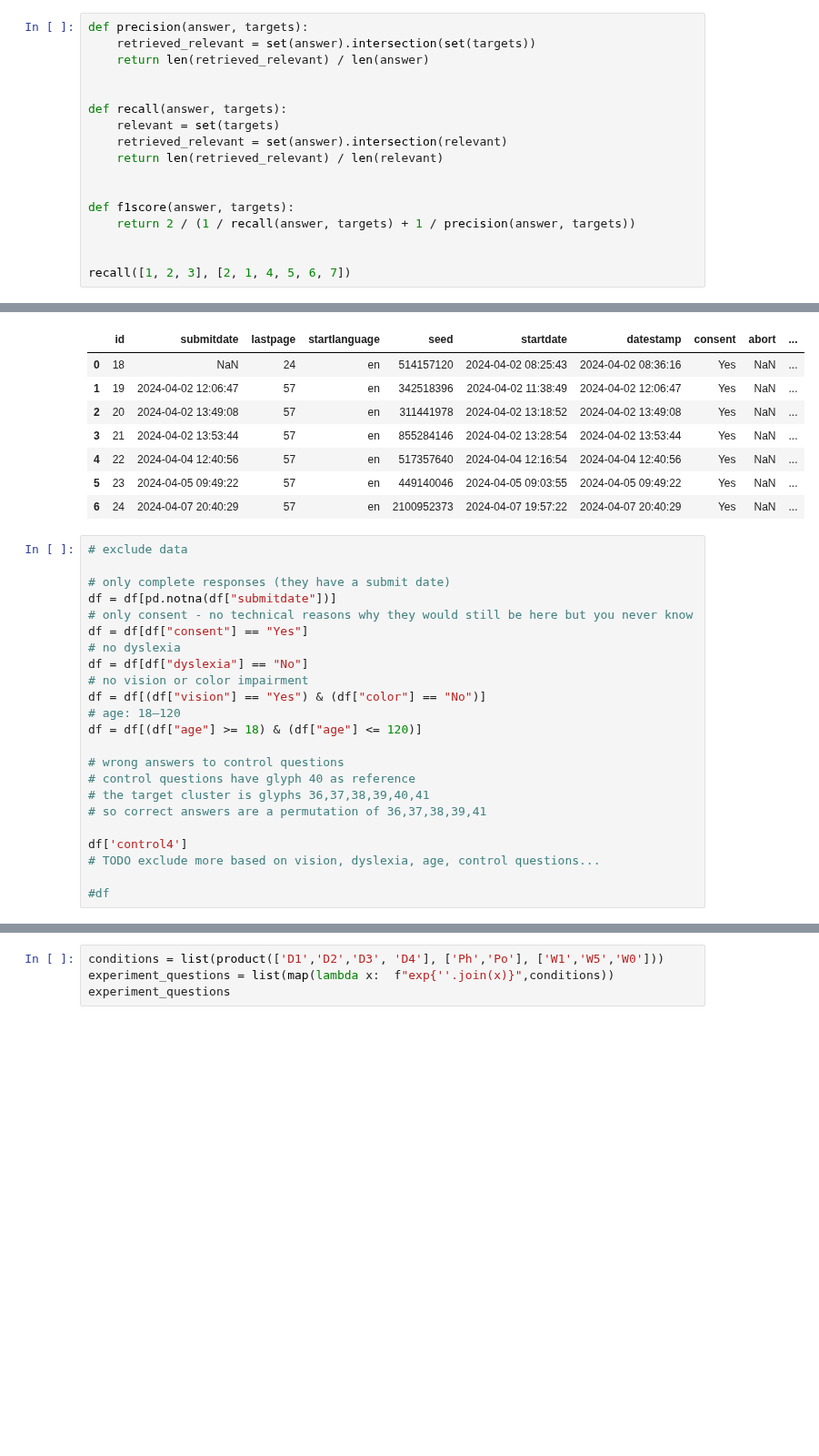
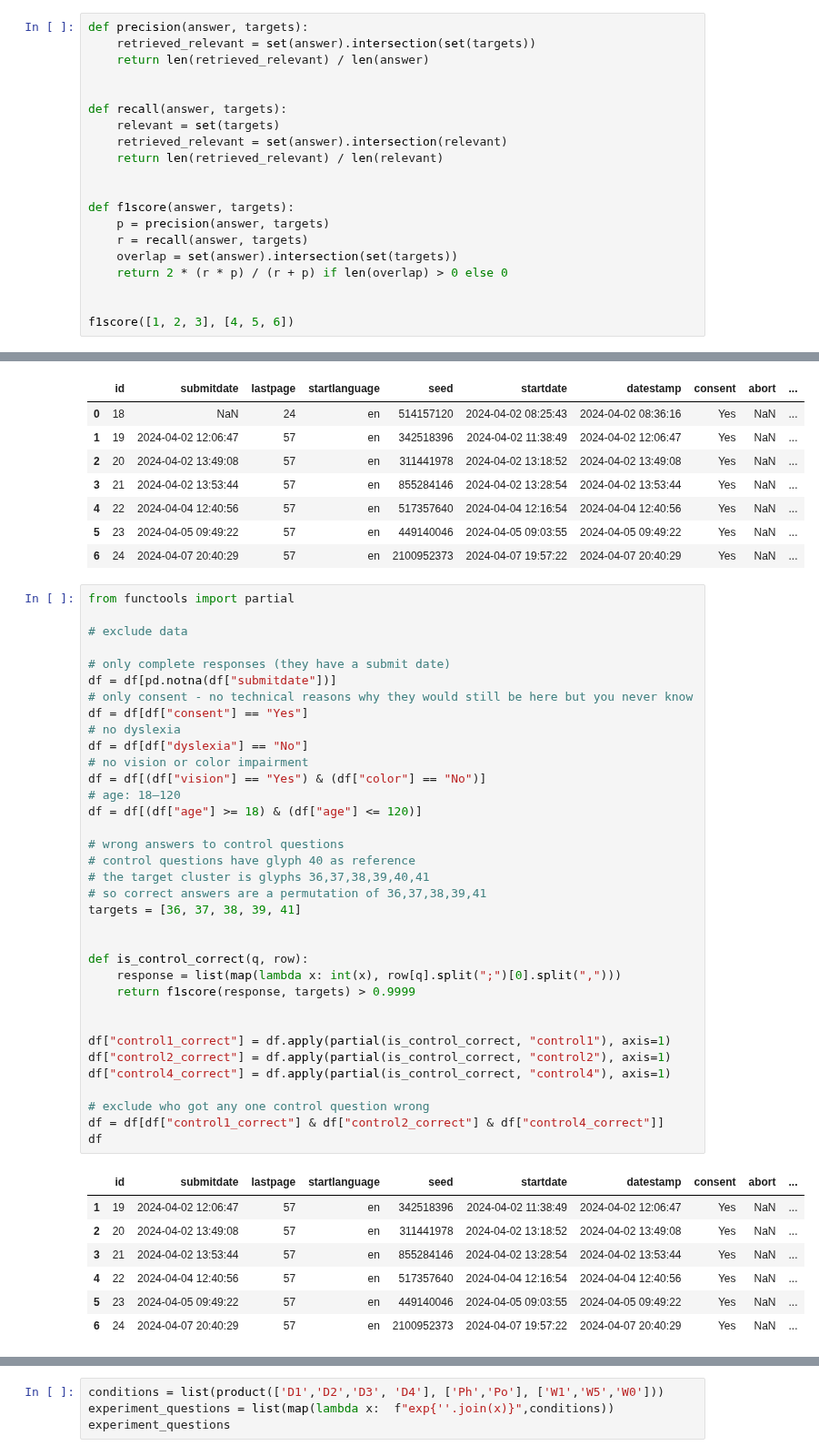
Before and after one commit to npiccolotto/undrground-tubes, a Jupyter notebook: eval/analysis.ipynb, the cells around one changed output, grey strips where cells are left out. Shown at 91% size. Cells and saved outputs as stored; diff of their text form; blank space fills up the shorter version.

Commit message:
exclude based on controls, 8 digit floats in export

```diff
--- a/eval/analysis.ipynb
+++ b/eval/analysis.ipynb
@@ -24,8 +24,11 @@ def recall(answer, targets):
 
 
 def f1score(answer, targets):
-    return 2 / (1 / recall(answer, targets) + 1 / precision(answer, targets))
+    p = precision(answer, targets)
+    r = recall(answer, targets)
+    overlap = set(answer).intersection(set(targets))
+    return 2 * (r * p) / (r + p) if len(overlap) > 0 else 0
 
 
-recall([1, 2, 3], [2, 1, 4, 5, 6, 7])
+f1score([1, 2, 3], [4, 5, 6])
 # %% [output]
@@ -44,26 +47,45 @@ df[df.columns[:15]]
 | 5 | 23 | 2024-04-05 09:49:22 | 57 | en | 449140046 | 2024-04-05 09:03:55 | 2024-04-05 09:49:22 | Yes | NaN | ... |
 | 6 | 24 | 2024-04-07 20:40:29 | 57 | en | 2100952373 | 2024-04-07 19:57:22 | 2024-04-07 20:40:29 | Yes | NaN | ... |
 # %%
+from functools import partial
+
 # exclude data
 
 # only complete responses (they have a submit date)
 df = df[pd.notna(df["submitdate"])]
 # only consent - no technical reasons why they would still be here but you never know
 df = df[df["consent"] == "Yes"]
 # no dyslexia
 df = df[df["dyslexia"] == "No"]
 # no vision or color impairment
 df = df[(df["vision"] == "Yes") & (df["color"] == "No")]
 # age: 18–120
 df = df[(df["age"] >= 18) & (df["age"] <= 120)]
 
 # wrong answers to control questions
 # control questions have glyph 40 as reference
 # the target cluster is glyphs 36,37,38,39,40,41
 # so correct answers are a permutation of 36,37,38,39,41
+targets = [36, 37, 38, 39, 41]
 
-df['control4']
-# TODO exclude more based on vision, dyslexia, age, control questions...
 
-#df
+def is_control_correct(q, row):
+    response = list(map(lambda x: int(x), row[q].split(";")[0].split(",")))
+    return f1score(response, targets) > 0.9999
+
+
+df["control1_correct"] = df.apply(partial(is_control_correct, "control1"), axis=1)
+df["control2_correct"] = df.apply(partial(is_control_correct, "control2"), axis=1)
+df["control4_correct"] = df.apply(partial(is_control_correct, "control4"), axis=1)
+
+# exclude who got any one control question wrong
+df = df[df["control1_correct"] & df["control2_correct"] & df["control4_correct"]]
+df
 # %% [output]
+|  | id | submitdate | lastpage | startlanguage | seed | startdate | datestamp | consent | abort | ... |
+| 1 | 19 | 2024-04-02 12:06:47 | 57 | en | 342518396 | 2024-04-02 11:38:49 | 2024-04-02 12:06:47 | Yes | NaN | ... |
+| 2 | 20 | 2024-04-02 13:49:08 | 57 | en | 311441978 | 2024-04-02 13:18:52 | 2024-04-02 13:49:08 | Yes | NaN | ... |
+| 3 | 21 | 2024-04-02 13:53:44 | 57 | en | 855284146 | 2024-04-02 13:28:54 | 2024-04-02 13:53:44 | Yes | NaN | ... |
+| 4 | 22 | 2024-04-04 12:40:56 | 57 | en | 517357640 | 2024-04-04 12:16:54 | 2024-04-04 12:40:56 | Yes | NaN | ... |
+| 5 | 23 | 2024-04-05 09:49:22 | 57 | en | 449140046 | 2024-04-05 09:03:55 | 2024-04-05 09:49:22 | Yes | NaN | ... |
+| 6 | 24 | 2024-04-07 20:40:29 | 57 | en | 2100952373 | 2024-04-07 19:57:22 | 2024-04-07 20:40:29 | Yes | NaN | ... |
```
Also changed, not shown: parts of 3 cells of this notebook, 1 other file.
